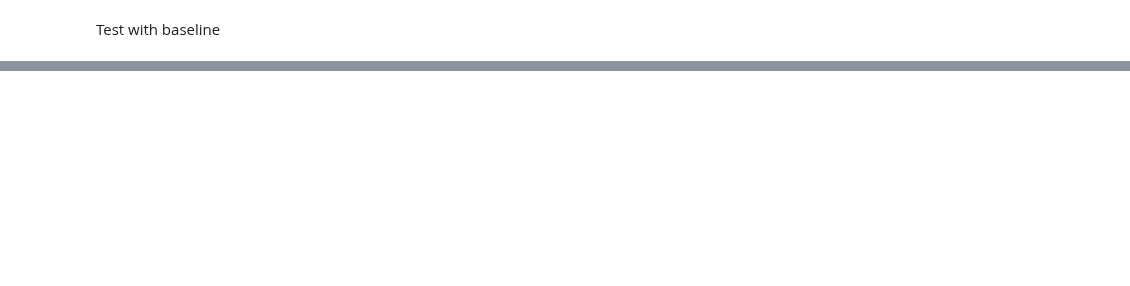
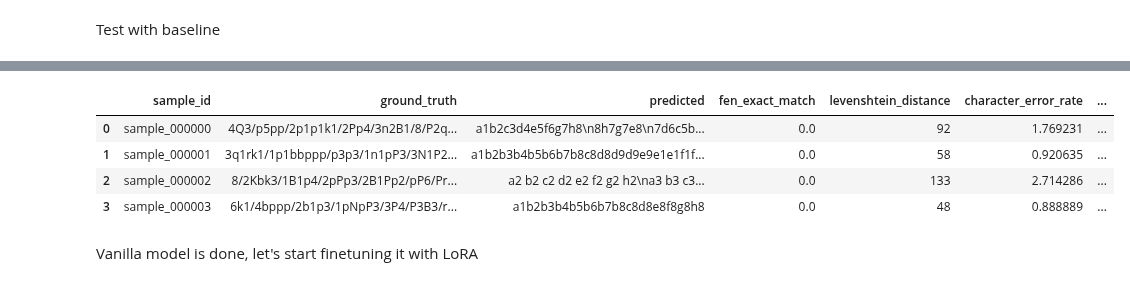
Before and after one commit to Aivon99/BigDataAndTextMiningProject, a Jupyter notebook: src/eval/Task_1.ipynb, the cells around one changed output, grey strips where cells are left out. Drawn from its saved outputs; the diff is of its cells as text; code cells hidden in the pictures; blank space fills up the shorter version.

```diff
--- a/src/eval/Task_1.ipynb
+++ b/src/eval/Task_1.ipynb
@@ -200,0 +255,10 @@ display(all_models_results)
+# %%
+display(vanilla_results_df.head())
+# %% [output]
+|  | sample_id | ground_truth | predicted | fen_exact_match | levenshtein_distance | character_error_rate | ... |
+| 0 | sample_000000 | 4Q3/p5pp/2p1p1k1/2Pp4/3n2B1/8/P2q... | a1b2c3d4e5f6g7h8\n8h7g7e8\n7d6c5b... | 0.0 | 92 | 1.769231 | ... |
+| 1 | sample_000001 | 3q1rk1/1p1bbppp/p3p3/1n1pP3/3N1P2... | a1b2b3b4b5b6b7b8c8d8d9d9e9e1e1f1f... | 0.0 | 58 | 0.920635 | ... |
+| 2 | sample_000002 | 8/2Kbk3/1B1p4/2pPp3/2B1Pp2/pP6/Pr... | a2 b2 c2 d2 e2 f2 g2 h2\na3 b3 c3... | 0.0 | 133 | 2.714286 | ... |
+| 3 | sample_000003 | 6k1/4bppp/2b1p3/1pNpP3/3P4/P3B3/r... | a1b2b3b4b5b6b7b8c8d8e8f8g8h8 | 0.0 | 48 | 0.888889 | ... |
+# %% [markdown]
+Vanilla model is done, let's start finetuning it with LoRA
```
Also changed, not shown: parts of 13 cells of this notebook.
